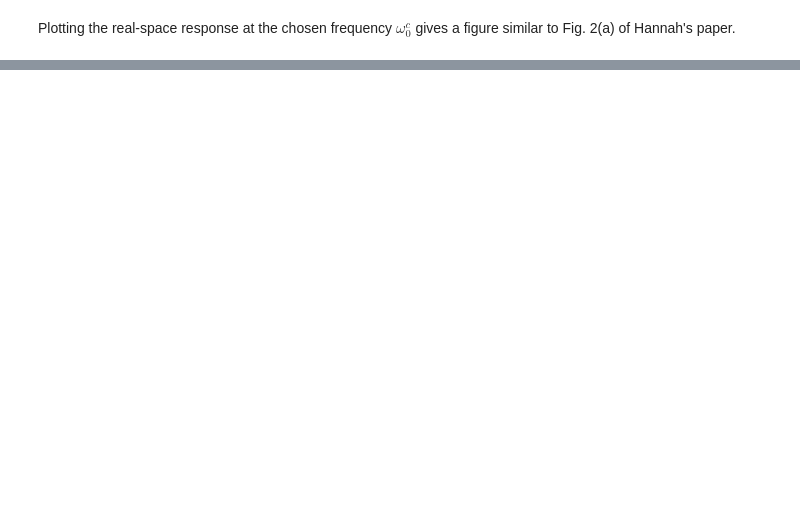
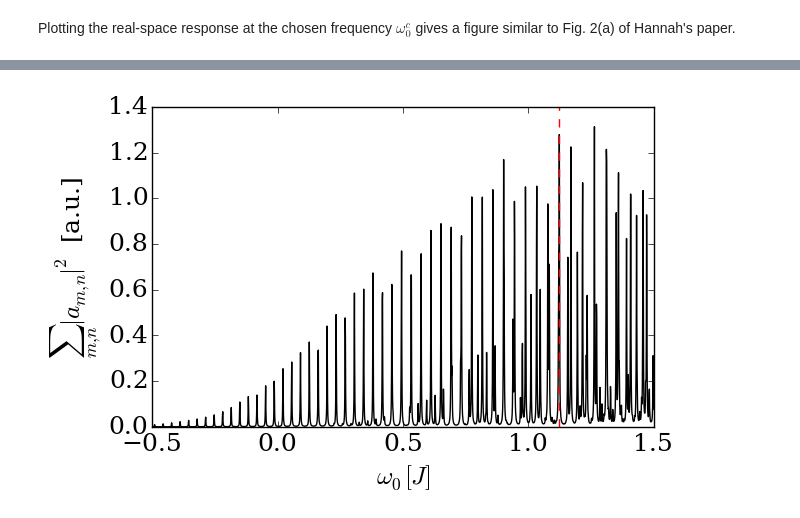
Before and after one commit to berceanu/notebooks, a Jupyter notebook: julia/berryphase.ipynb, the cells around one changed output, grey strips where cells are left out. Cells and saved outputs as stored; diff of their text form; code cells hidden in the pictures; blank space fills up the shorter version.

```diff
--- a/julia/berryphase.ipynb
+++ b/julia/berryphase.ipynb
@@ -41,0 +42,4 @@ plotreal(cω0; lim=10, seed=4321)
+# %%
+plotintensity(0,-20; start = -0.5, stp = 0.001, stop = 1.5, vert=1.122)
+# %% [output]
+[figure, added]
```
Also changed, not shown: parts of 6 cells of this notebook, 1 other file.
